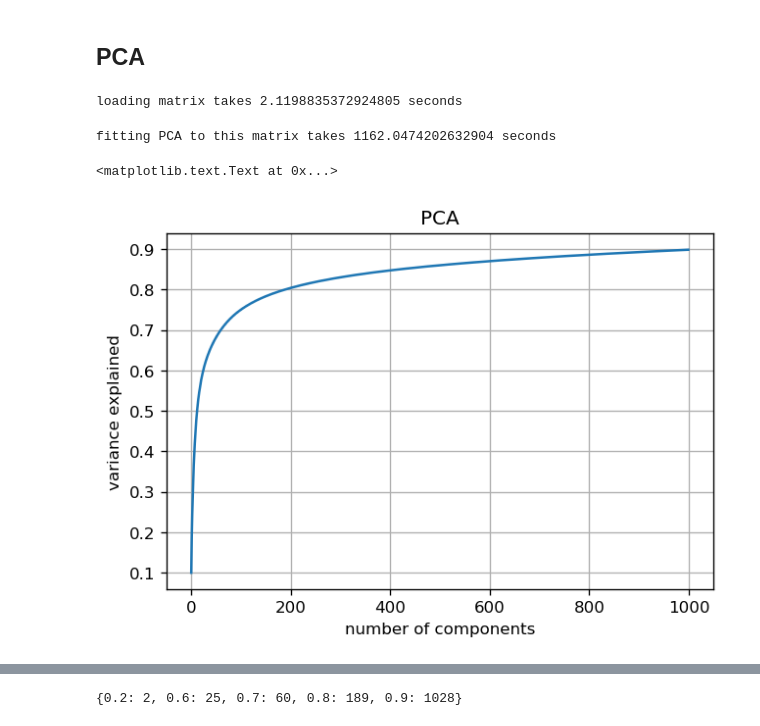
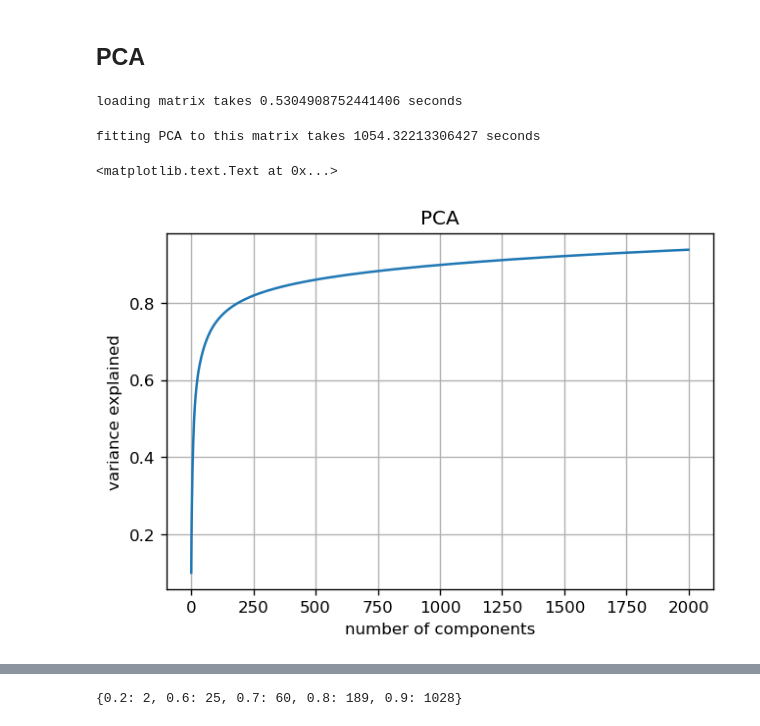
Before and after one commit to jvivian/DeepTCGA, a Jupyter notebook: Dimension_Reduction.ipynb, the cells around one changed output, grey strips where cells are left out. Drawn from its saved outputs; the diff is of its cells as text; code cells hidden in the pictures.

```diff
--- a/Dimension_Reduction.ipynb
+++ b/Dimension_Reduction.ipynb
@@ -20,25 +20,25 @@ Loading BokehJS ...
 ## PCA
 # %%
 t0 = time.time()
-df = pd.read_hdf("./data/mRNA_lognorm_StandardScaled.hdf",
+df = pd.read_hdf("./data/mRNA_lognorm_StandardScaled.hdf", "mRNA",
                  index_col="sample_id")
 print("loading matrix takes {0} seconds".format(time.time()-t0))
 # %% [output]
-loading matrix takes 2.1198835372924805 seconds
+loading matrix takes 0.5304908752441406 seconds
 # %%
 pca = PCA()
 t0 = time.time()
 pca.fit(df.as_matrix())
 print("fitting PCA to this matrix takes {0} seconds".format(time.time()-t0))
 # %% [output]
-fitting PCA to this matrix takes 1162.0474202632904 seconds
+fitting PCA to this matrix takes 1054.32213306427 seconds
 # %%
 fig = plt.figure(dpi=120)
-plt.plot(np.cumsum(pca.explained_variance_ratio_)[:1000])
+plt.plot(np.cumsum(pca.explained_variance_ratio_)[:2000])
 plt.ylabel("variance explained")
 plt.title("PCA")
 plt.grid()
 plt.xlabel("number of components")
 # %% [output]
 <matplotlib.text.Text at 0x...>
-[figure, old version]
+[figure, new version]
```
Also changed, not shown: parts of 3 cells of this notebook, 4 other files.
